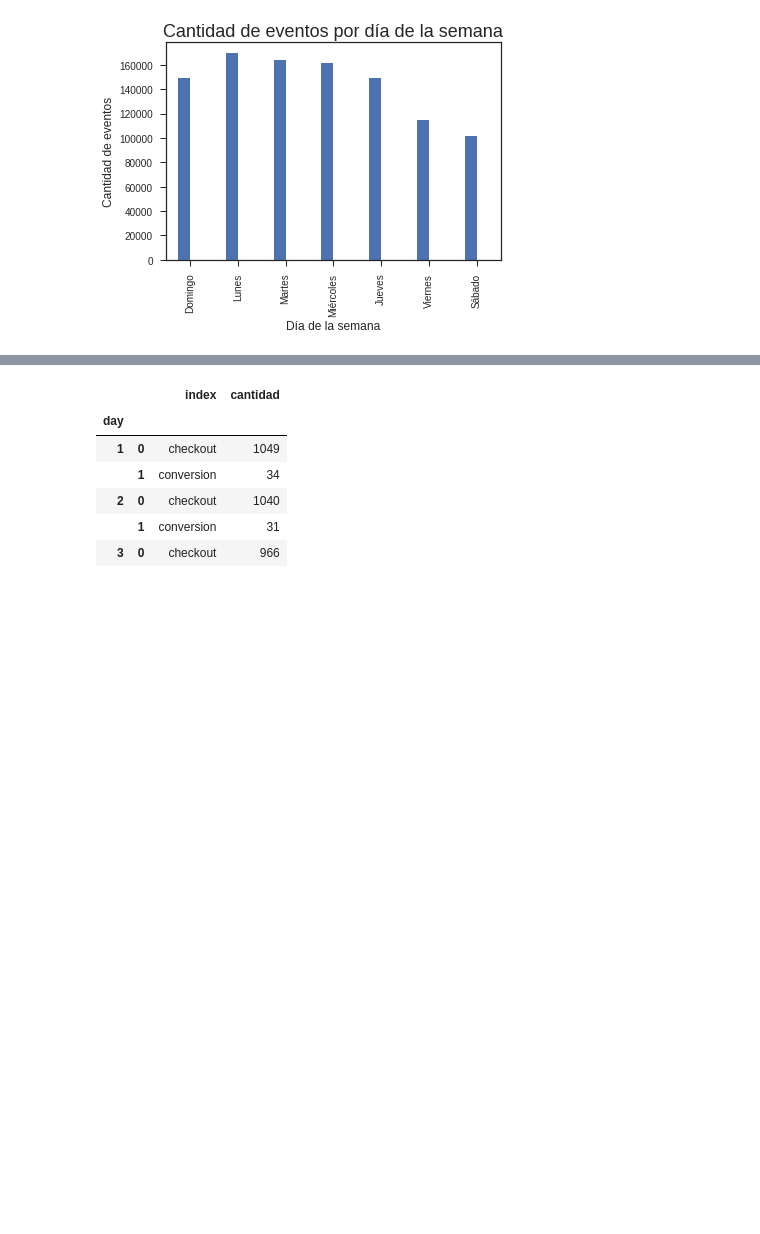
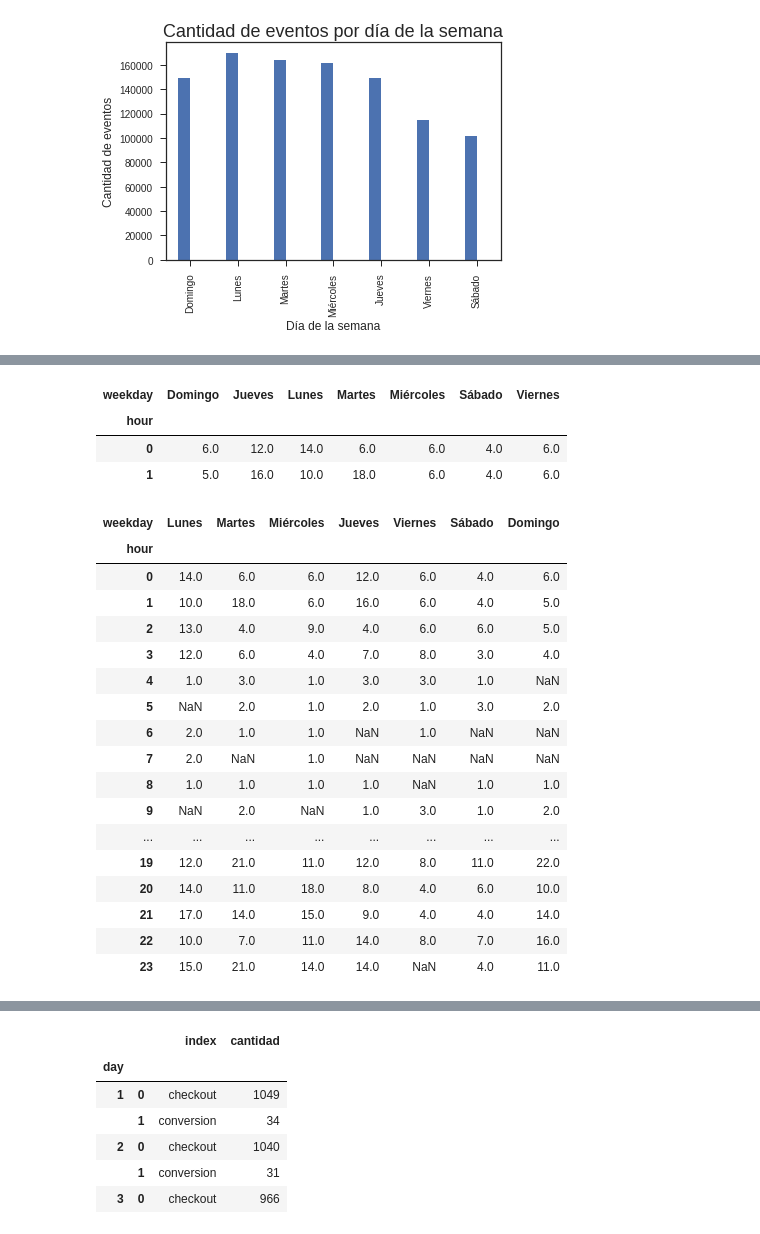
Before and after one commit to rozanecm/7506_OrganizacionDeDatos_TP1, a Jupyter notebook: algunos_graficos.ipynb, the cells around one changed output, grey strips where cells are left out. Saved outputs shown, nothing was run; the diff lists cells and outputs as text; code cells hidden in the pictures; blank space fills up the shorter version.

```diff
--- a/algunos_graficos.ipynb
+++ b/algunos_graficos.ipynb
@@ -116,0 +107,7 @@ Name: event, dtype: int64
+# %%
+table.head(2)
+# %% [output]
+| weekday | Domingo | Jueves | Lunes | Martes | Miércoles | Sábado | Viernes |
+| hour |  |  |  |  |  |  |  |
+| 0 | 6.0 | 12.0 | 14.0 | 6.0 | 6.0 | 4.0 | 6.0 |
+| 1 | 5.0 | 16.0 | 10.0 | 18.0 | 6.0 | 4.0 | 6.0 |
@@ -116,0 +116,23 @@ Name: event, dtype: int64
+# %%
+table = eventos_conversion.pivot_table(index = 'hour', columns = 'weekday', values = 'day', aggfunc = 'count').reindex(columns=weekdaysIndex)
+tabletable = eventos_conversion.pivot_table(index = 'hour', columns = 'weekday', values = 'day', aggfunc = 'count')
+table
+# %% [output]
+| weekday | Lunes | Martes | Miércoles | Jueves | Viernes | Sábado | Domingo |
+| hour |  |  |  |  |  |  |  |
+| 0 | 14.0 | 6.0 | 6.0 | 12.0 | 6.0 | 4.0 | 6.0 |
+| 1 | 10.0 | 18.0 | 6.0 | 16.0 | 6.0 | 4.0 | 5.0 |
+| 2 | 13.0 | 4.0 | 9.0 | 4.0 | 6.0 | 6.0 | 5.0 |
+| 3 | 12.0 | 6.0 | 4.0 | 7.0 | 8.0 | 3.0 | 4.0 |
+| 4 | 1.0 | 3.0 | 1.0 | 3.0 | 3.0 | 1.0 | NaN |
+| 5 | NaN | 2.0 | 1.0 | 2.0 | 1.0 | 3.0 | 2.0 |
+| 6 | 2.0 | 1.0 | 1.0 | NaN | 1.0 | NaN | NaN |
+| 7 | 2.0 | NaN | 1.0 | NaN | NaN | NaN | NaN |
+| 8 | 1.0 | 1.0 | 1.0 | 1.0 | NaN | 1.0 | 1.0 |
+| 9 | NaN | 2.0 | NaN | 1.0 | 3.0 | 1.0 | 2.0 |
+| ... | ... | ... | ... | ... | ... | ... | ... |
+| 19 | 12.0 | 21.0 | 11.0 | 12.0 | 8.0 | 11.0 | 22.0 |
+| 20 | 14.0 | 11.0 | 18.0 | 8.0 | 4.0 | 6.0 | 10.0 |
+| 21 | 17.0 | 14.0 | 15.0 | 9.0 | 4.0 | 4.0 | 14.0 |
+| 22 | 10.0 | 7.0 | 11.0 | 14.0 | 8.0 | 7.0 | 16.0 |
+| 23 | 15.0 | 21.0 | 14.0 | 14.0 | NaN | 4.0 | 11.0 |
```
Also changed, not shown: parts of 28 cells of this notebook.
